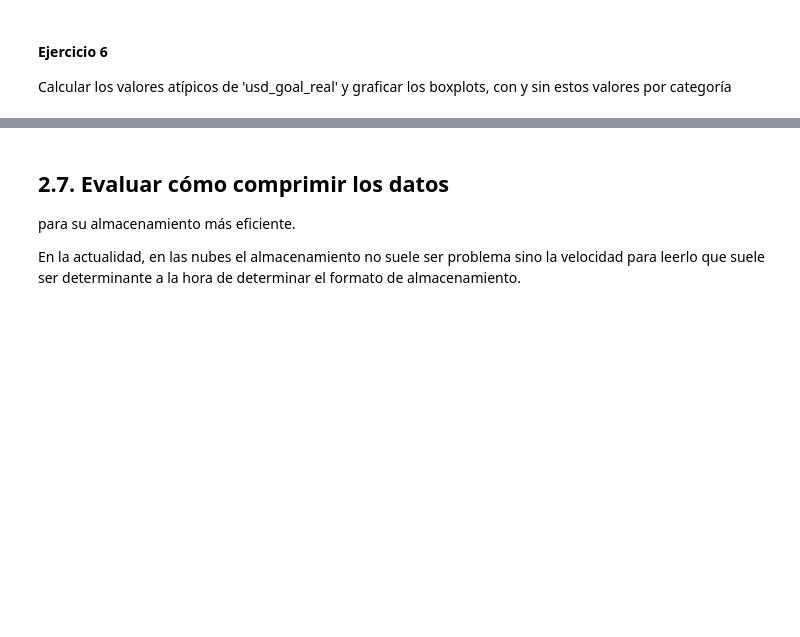
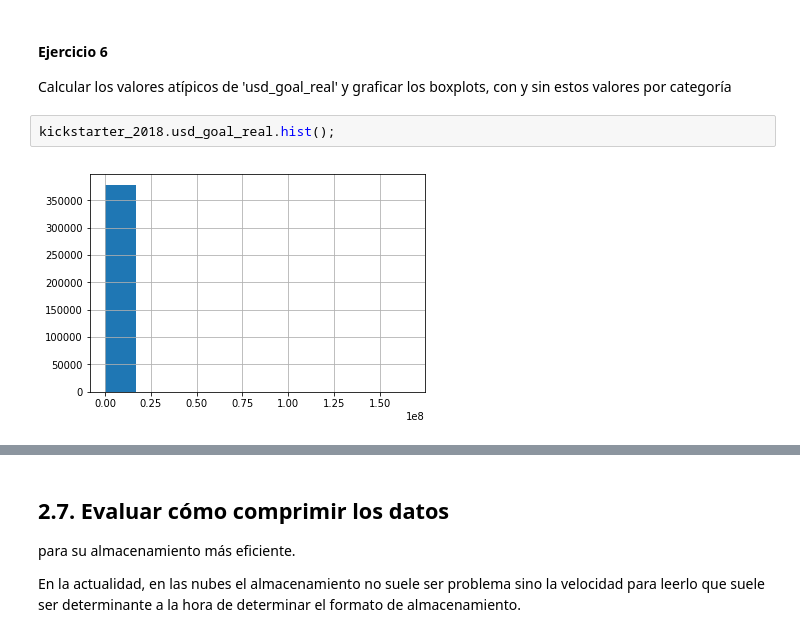
Before and after one commit to adriavend/AnalisisYCuracion, a Jupyter notebook: notebooks/Limpieza.ipynb, the cells around one changed output, grey strips where cells are left out. Cells and saved outputs as stored; diff of their text form; blank space fills up the shorter version.

```diff
--- a/notebooks/Limpieza.ipynb
+++ b/notebooks/Limpieza.ipynb
@@ -1178,3 +1167,7 @@ kickstarter_2018.boxplot(column='usd_goal_real',by='state');
 #### Ejercicio 6
 
 Calcular los valores atípicos de 'usd_goal_real' y graficar los boxplots, con y sin estos valores por categoría
+# %%
+kickstarter_2018.usd_goal_real.hist();
+# %% [output]
+[figure, added]
```
Also changed, not shown: parts of 14 cells of this notebook.
